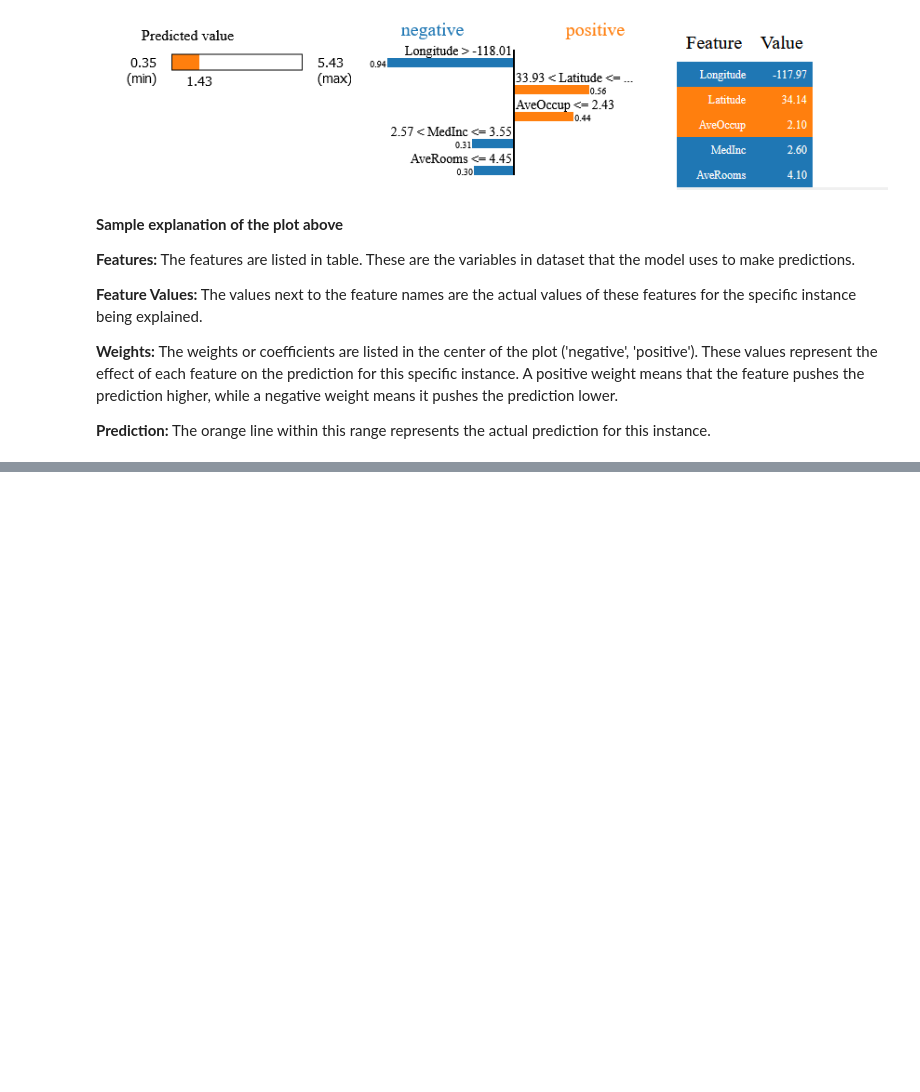
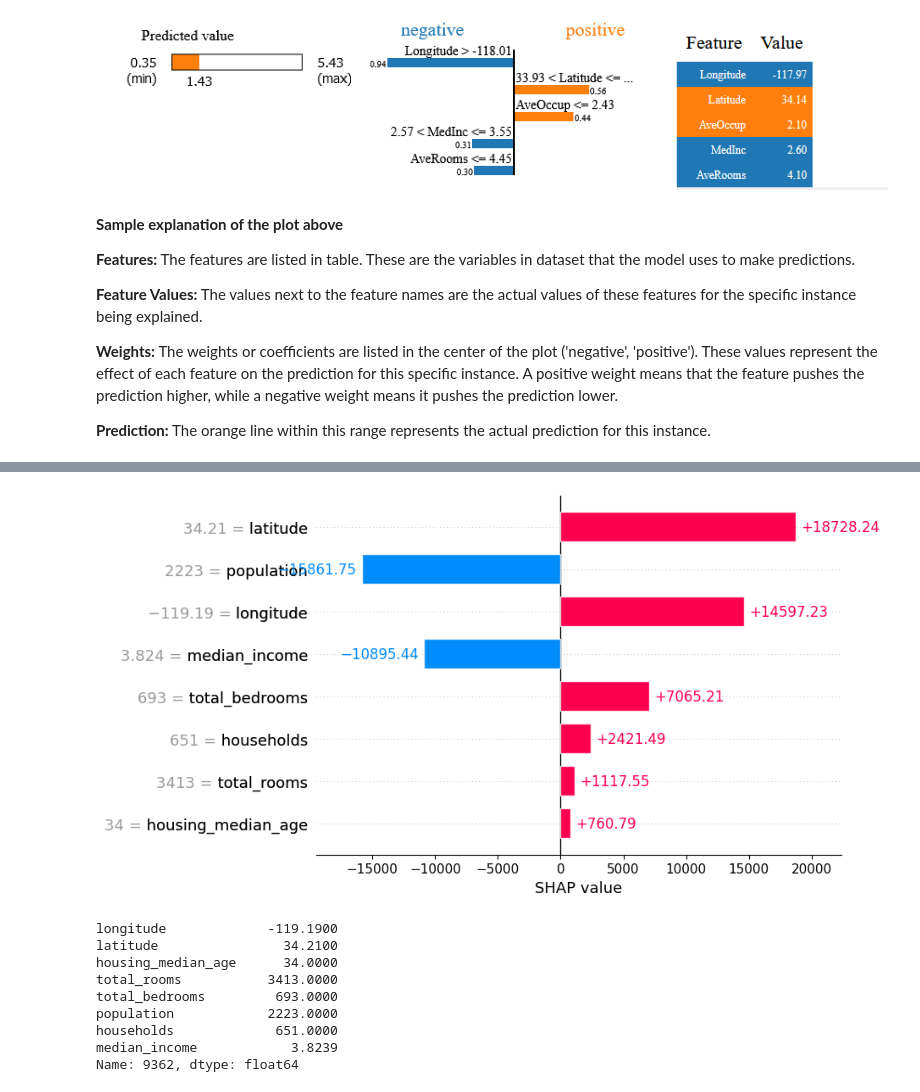
Before and after one commit to MlekoZjad/ML_2024, a Jupyter notebook: XAI_shap_lime.ipynb, the cells around one changed output, grey strips where cells are left out. Cells and saved outputs as stored; diff of their text form; code cells hidden in the pictures; blank space fills up the shorter version.

```diff
--- a/XAI_shap_lime.ipynb
+++ b/XAI_shap_lime.ipynb
@@ -206,0 +287,9 @@ Specific row of data in dataset:
+# %%
+shap.initjs()
+# Create the explainer
+explainer = shap.Explainer(reg, feature_names = X_train.columns)
+# Evaluate SHAP values
+shap_values = explainer.shap_values(X_test)
+shap.plots.bar(explainer(X_test.values[30]))
+print(X_test.iloc[30])
+# %% [output]
@@ -206,0 +297,10 @@ Specific row of data in dataset:
+[figure, added]
+longitude             -119.1900
+latitude                34.2100
+housing_median_age      34.0000
+total_rooms           3413.0000
+total_bedrooms         693.0000
+population            2223.0000
+households             651.0000
+median_income            3.8239
+Name: 9362, dtype: float64
```
Also changed, not shown: parts of 11 cells of this notebook.
